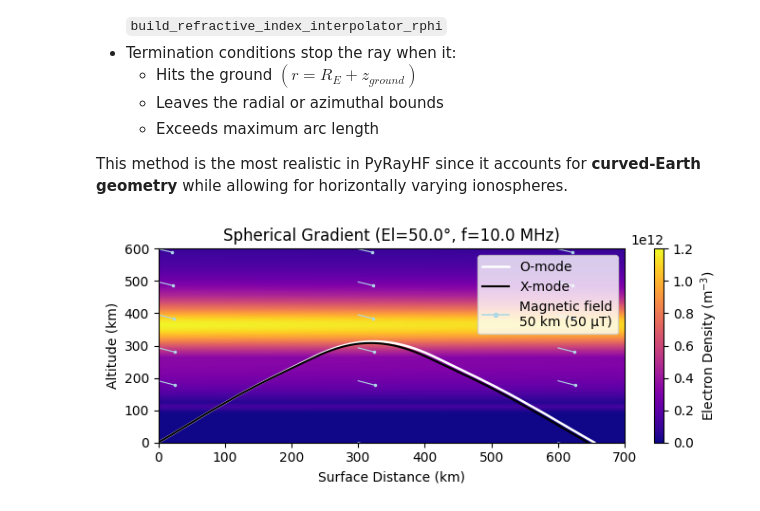
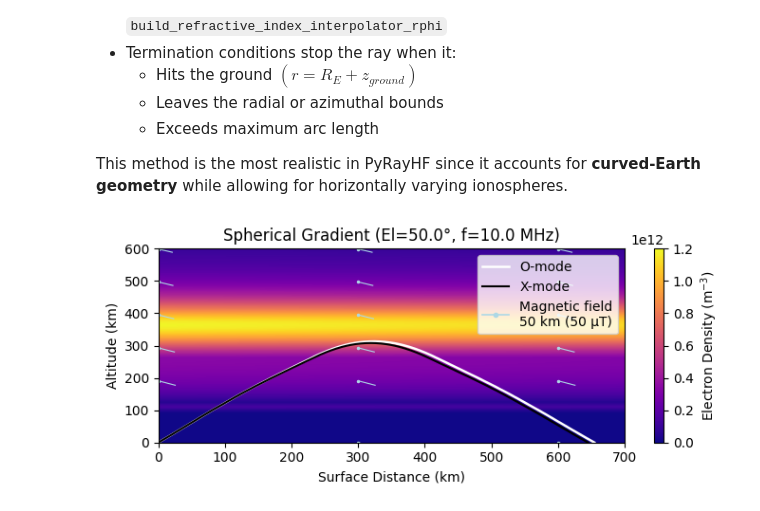
Before and after one commit to victoriyaforsythe/PyRayHF, a Jupyter notebook: docs/tutorials/Example_PyRayHF_Spherical_Gradient.ipynb, the cells around one changed output. Saved outputs shown, nothing was run; the diff lists cells and outputs as text; code cells hidden in the pictures.

```diff
--- a/docs/tutorials/Example_PyRayHF_Spherical_Gradient.ipynb
+++ b/docs/tutorials/Example_PyRayHF_Spherical_Gradient.ipynb
@@ -190,7 +190,7 @@ for x_offset in x_repeat:
         xs, xe = x_offset, x_offset + bx
         ze = zs + bz
         ax.plot([xs, xe], [zs, ze], color='lightblue', lw=0.8)
-        ax.plot(xe, ze, 'o', color='lightblue', ms=1.5)
+        ax.plot(xs, zs, 'o', color='lightblue', ms=1.5)
 
 # --- Plot the actual ray paths
 line_O, = ax.plot(result_O['x'], result_O['z'], c='white', lw=1.8, label='O-mode')
@@ -210,34 +210,34 @@ plt.colorbar(pc, label='Electron Density (m$^{-3}$)', ax=ax, ticks=color_ticks)
 ax.legend(handles=[line_O, line_X, legend_line], loc='upper right')
 
 plt.tight_layout()
 plt.savefig(local_dir + 'Spherical_Gradient.png',
             dpi=300, bbox_inches='tight', facecolor='white')
 plt.show()
 
 # Print diagnostics
 print('--------------------------------------------------')
 print('Spherical Gradient Raytracing O-mode:')
 print('--------------------------------------------------')
 print('Group Path (km): ', result_O['group_path_km'])
 print('Group delay (sec): ', result_O['group_delay_sec'])
 print('Ground Range (km): ', result_O['ground_range_km'])
 print('x midpoint (km): ', result_O['x_midpoint'])
 print('z midpoint (km): ', result_O['z_midpoint'])
 
 print('--------------------------------------------------')
 print('Spherical Gradient Raytracing X-mode:')
 print('--------------------------------------------------')
 print('Group Path (km): ', result_X['group_path_km'])
 print('Group delay (sec): ', result_X['group_delay_sec'])
 print('Ground Range (km): ', result_X['ground_range_km'])
 print('x midpoint (km): ', result_X['x_midpoint'])
 print('z midpoint (km): ', result_X['z_midpoint'])
 
 print('--------------------------------------------------')
 print('Elapsed time (sec): ', elapsed_time)
 print('--------------------------------------------------')
 # %% [output]
-[figure, old version]
+[figure, new version]
 --------------------------------------------------
 Spherical Gradient Raytracing O-mode:
 --------------------------------------------------
```
Also changed, not shown: parts of 1 cell of this notebook, 4 other files.
